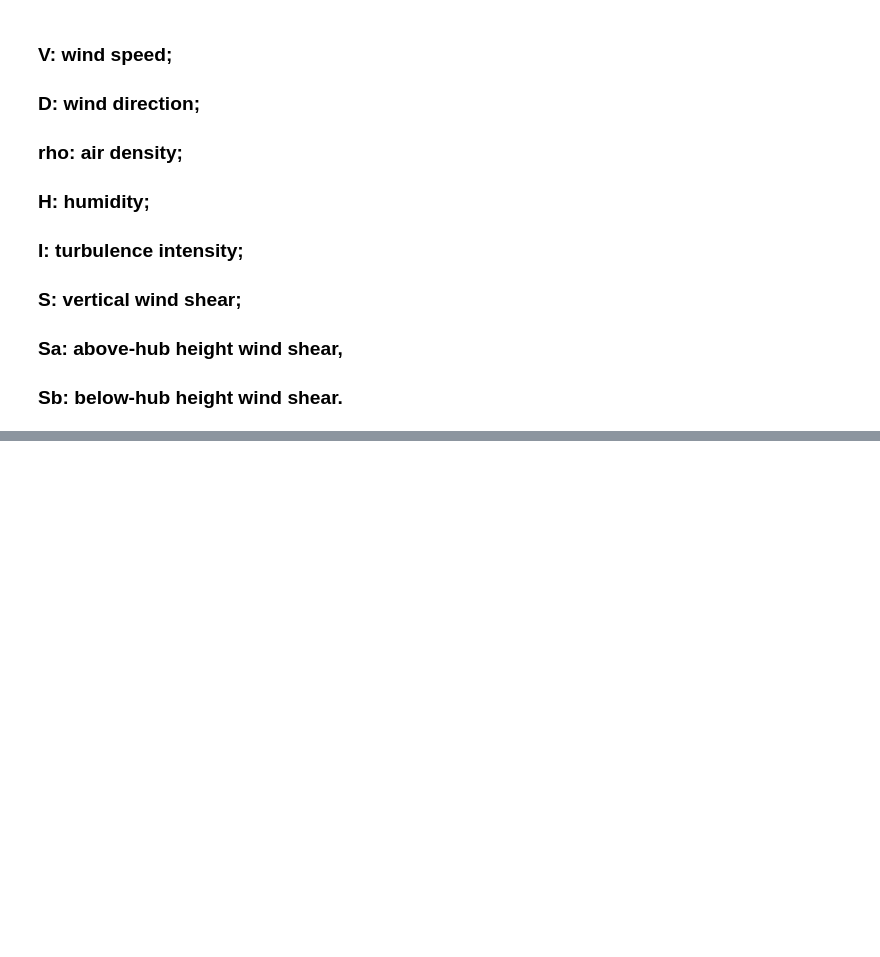
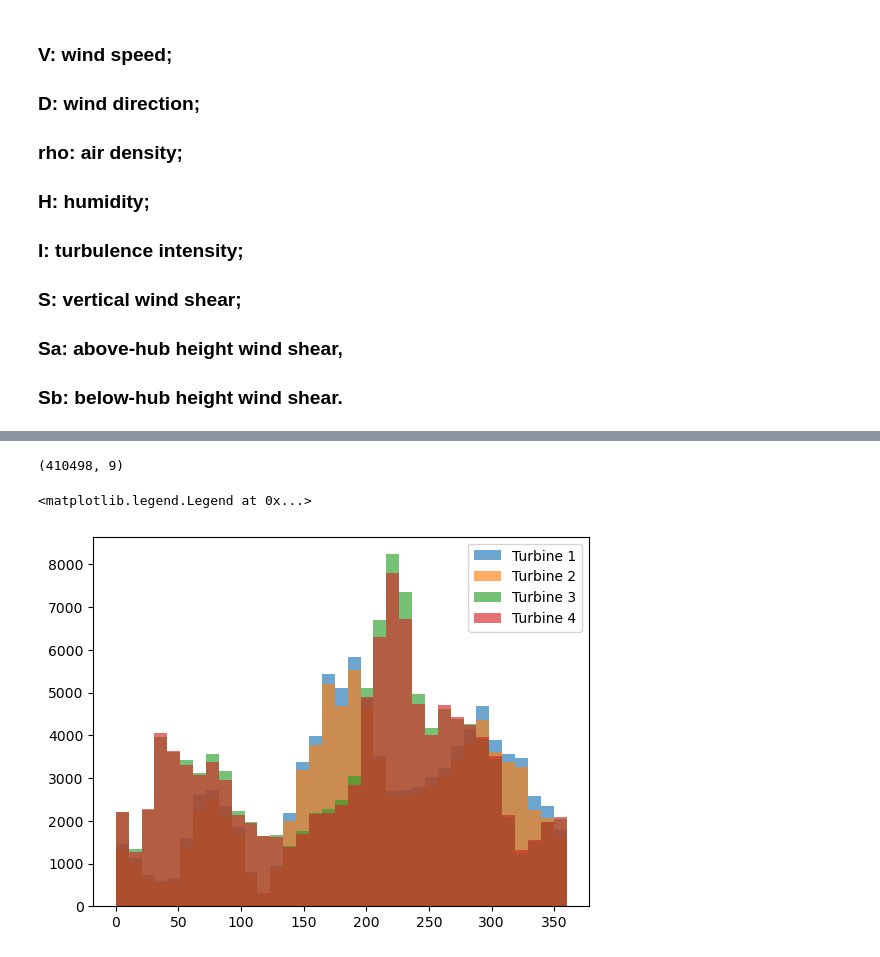
Before and after one commit to kwesen/DV-Project-2, a Jupyter notebook: article_2.ipynb, the cells around one changed output, grey strips where cells are left out. Saved outputs shown, nothing was run; the diff lists cells and outputs as text; code cells hidden in the pictures; blank space fills up the shorter version.

Commit message:
wind direction histograms

```diff
--- a/article_2.ipynb
+++ b/article_2.ipynb
@@ -69,0 +60,14 @@ plt.show()
+# %%
+df_merged.shape
+# %% [output]
+(410498, 9)
+# %%
+# plt.subplot(1,1,1, projection="polar")
+## TODO make these plots polar
+for i in range(1, 5):
+    _ = plt.hist(df_merged["D"].loc[df_merged.WT == i], bins=np.linspace(0,360,36), alpha=0.65, label=f"Turbine {i}")
+
+plt.legend()
+# %% [output]
+<matplotlib.legend.Legend at 0x...>
+[figure, added]
```
Also changed, not shown: parts of 7 cells of this notebook.
